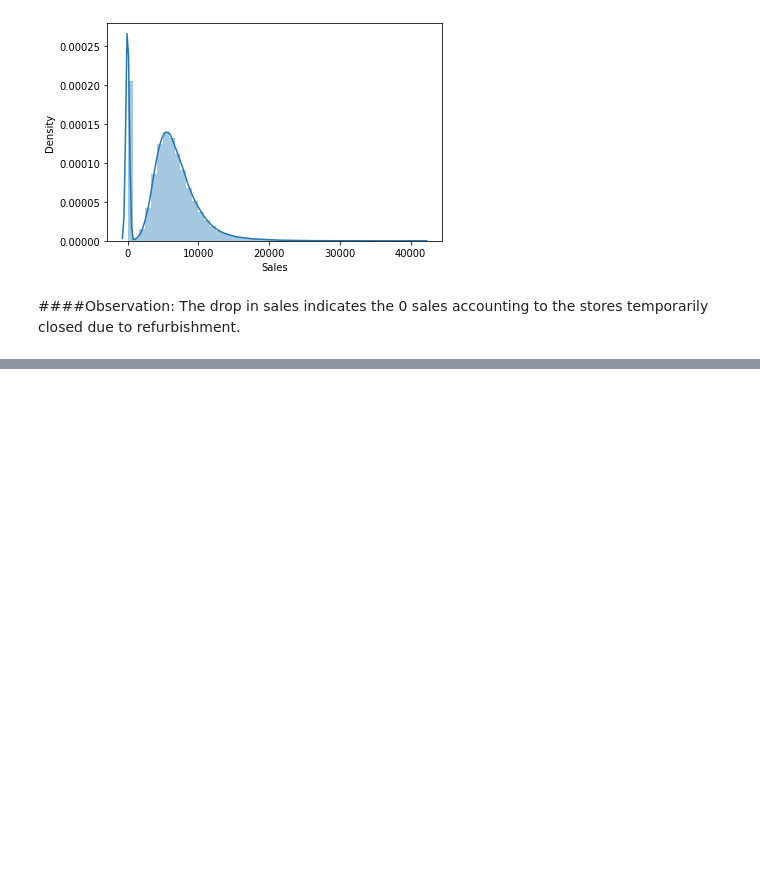
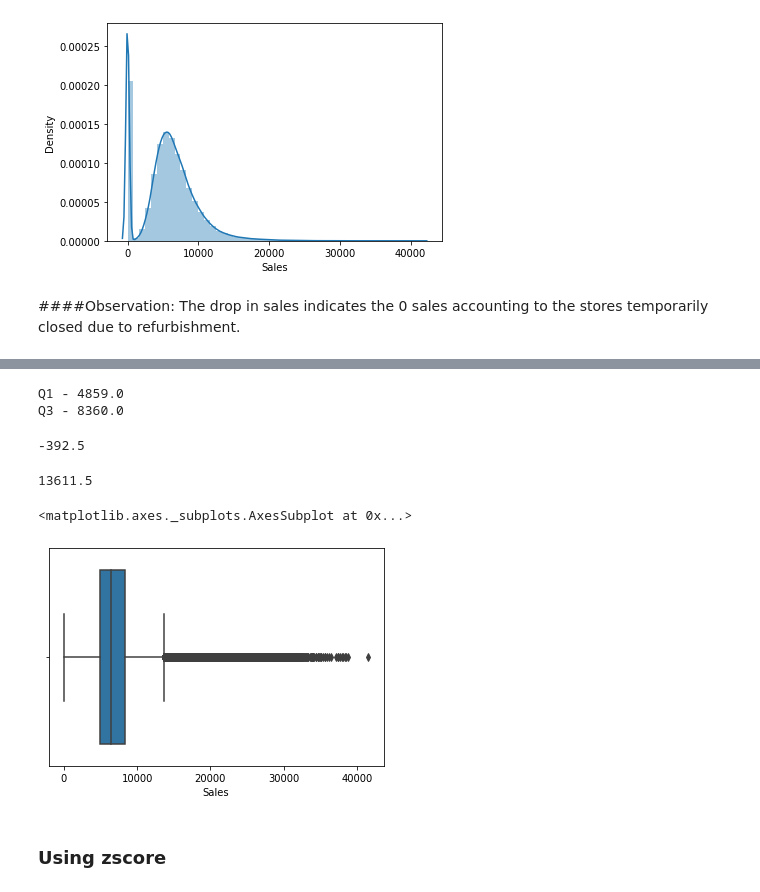
Before and after one commit to kasmintalukdar/Coronavirus-Tweet-Sentiment-Analysis, a Jupyter notebook: Rossmann_Sales_Prediction_by_kasmin.ipynb, the cells around one changed output, grey strips where cells are left out. Drawn from its saved outputs; the diff is of its cells as text; code cells hidden in the pictures; blank space fills up the shorter version.

```diff
--- a/Rossmann_Sales_Prediction_by_kasmin.ipynb
+++ b/Rossmann_Sales_Prediction_by_kasmin.ipynb
@@ -518,0 +724,5 @@ The drop in sales indicates the 0 sales accounting to the stores temporarily clo
+# %%
+#Filling null values using median
+median_distance=merge_df_1['CompetitionDistance'].median()
+# %%
+merge_df_1['CompetitionDistance'].fillna(median_distance, inplace=True)
@@ -518,0 +783,6 @@ The drop in sales indicates the 0 sales accounting to the stores temporarily clo
+# %%
+print('Q1 -',quantile1)
+print('Q3 -',quantile3)
+# %% [output]
+Q1 - 4859.0
+Q3 - 8360.0
@@ -518,0 +795,16 @@ The drop in sales indicates the 0 sales accounting to the stores temporarily clo
+# %%
+print(lower_bond)
+# %% [output]
+-392.5
+# %%
+print(upper_bond)
+# %% [output]
+13611.5
+# %%
+#Box plot of sales which detects outliers
+sns.boxplot(merge_df_1['Sales'])
+# %% [output]
+<matplotlib.axes._subplots.AxesSubplot at 0x...>
+[figure, added]
+# %% [markdown]
+### Using zscore
```
Also changed, not shown: parts of 119 cells of this notebook.
